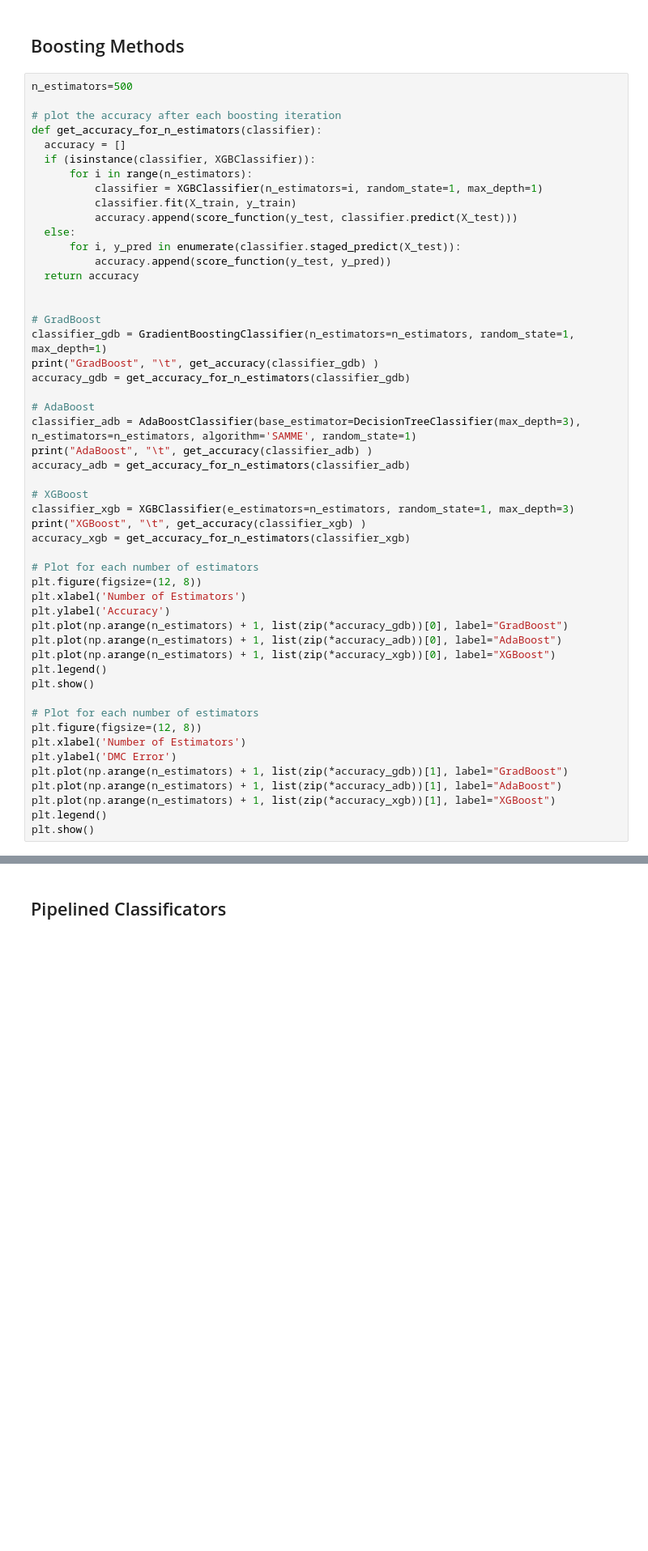
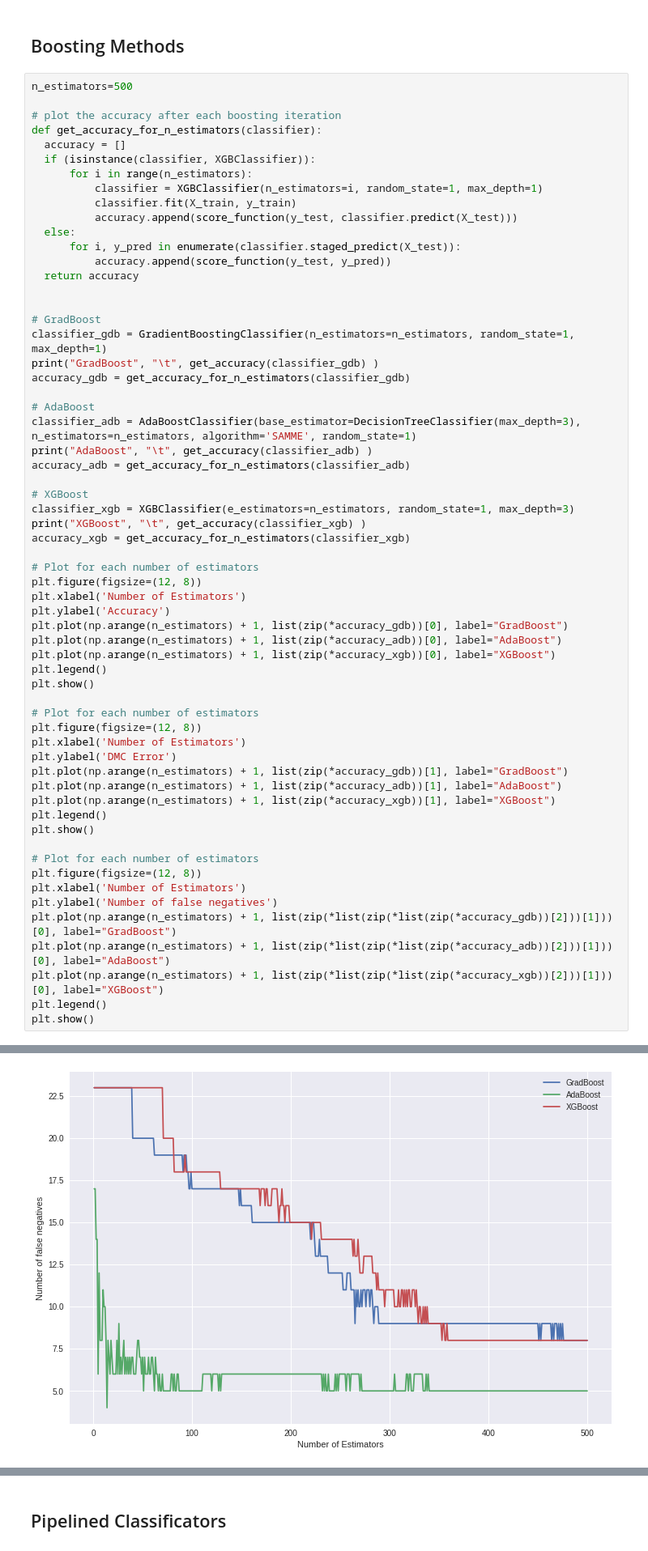
Before and after one commit to LackesLab/dmc2019, a Jupyter notebook: notebooks/alexander_classificator_v1.ipynb, the cells around one changed output, grey strips where cells are left out. Shown: that part at 81% size. Drawn from its saved outputs; the diff is of its cells as text; blank space fills up the shorter version.

```diff
--- a/notebooks/alexander_classificator_v1.ipynb
+++ b/notebooks/alexander_classificator_v1.ipynb
@@ -193,4 +193,14 @@ plt.plot(np.arange(n_estimators) + 1, list(zip(*accuracy_adb))[1], label="AdaBoo
 plt.plot(np.arange(n_estimators) + 1, list(zip(*accuracy_xgb))[1], label="XGBoost")
 plt.legend()
 plt.show()
+
+# Plot for each number of estimators
+plt.figure(figsize=(12, 8))
+plt.xlabel('Number of Estimators')
+plt.ylabel('Number of false negatives')
+plt.plot(np.arange(n_estimators) + 1, list(zip(*list(zip(*list(zip(*accuracy_gdb))[2]))[1]))[0], label="GradBoost")
+plt.plot(np.arange(n_estimators) + 1, list(zip(*list(zip(*list(zip(*accuracy_adb))[2]))[1]))[0], label="AdaBoost")
+plt.plot(np.arange(n_estimators) + 1, list(zip(*list(zip(*list(zip(*accuracy_xgb))[2]))[1]))[0], label="XGBoost")
+plt.legend()
+plt.show()
 # %% [output]
@@ -200,3 +210,4 @@ XGBoost          (0.7522123893805309, -85)
 [figure]
 [figure]
+[figure, added]
 # %%
```
Also changed, not shown: parts of 9 cells of this notebook.
